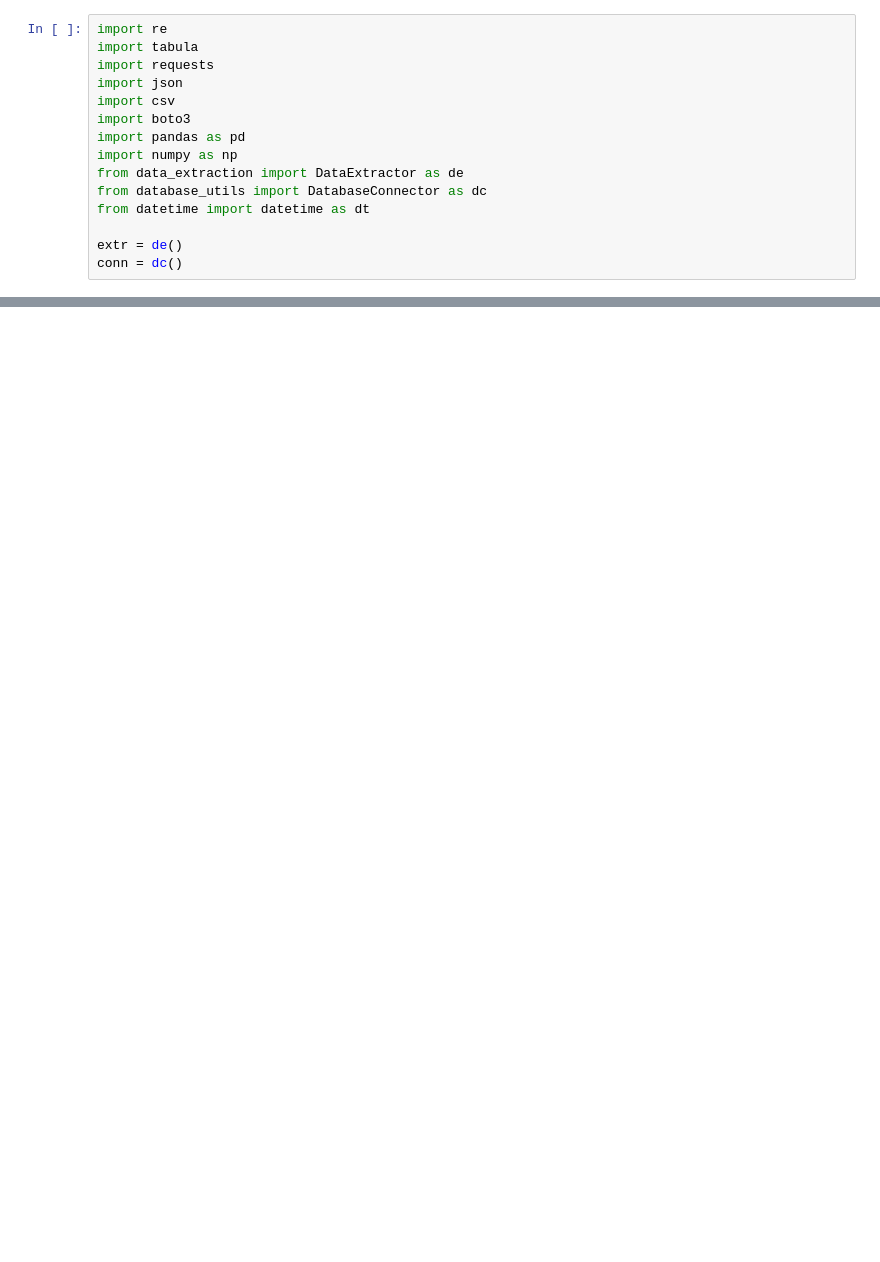
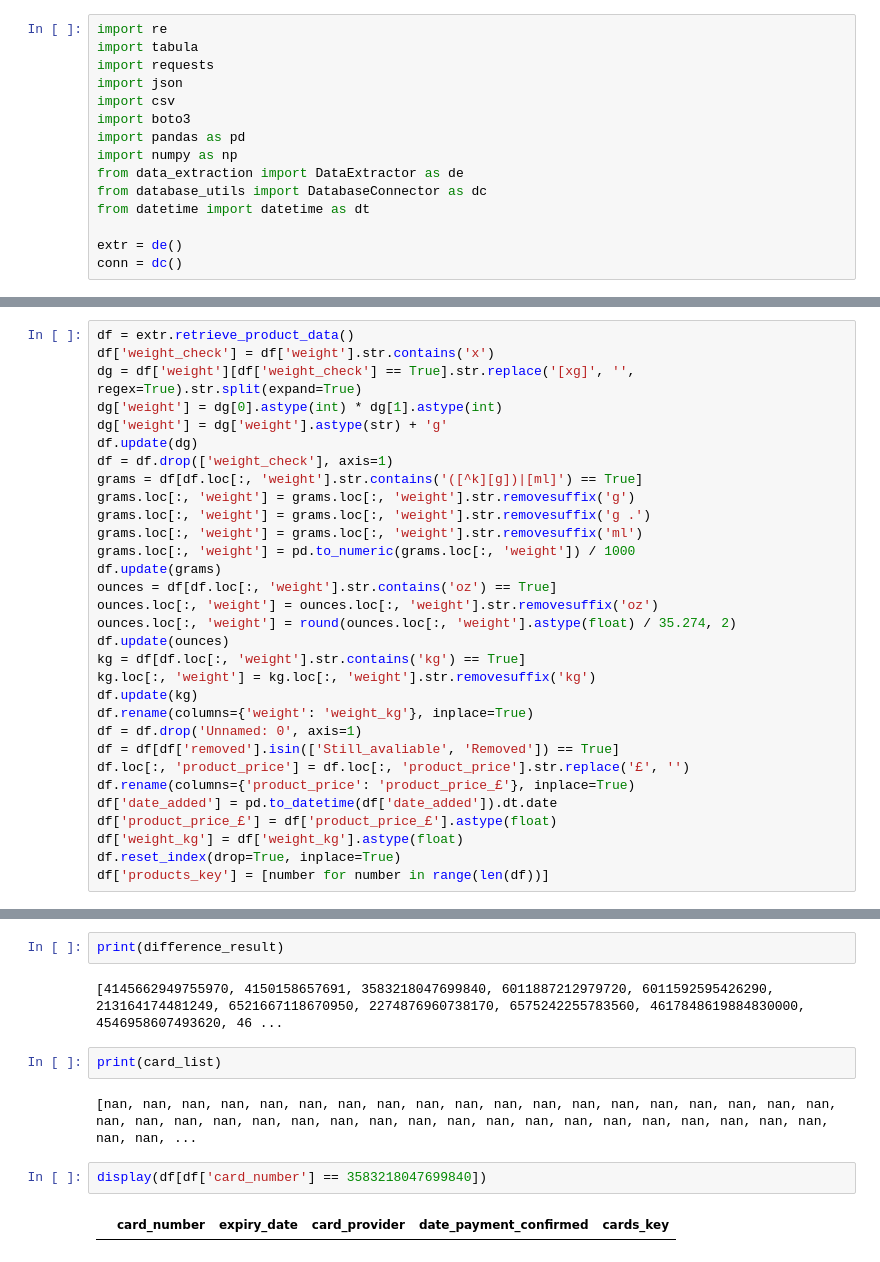
Before and after one commit to sgrayner/Retail-Data-Centralisation, a Jupyter notebook: test_file2.ipynb, the cells around one changed output, grey strips where cells are left out. Cells and saved outputs as stored; diff of their text form; blank space fills up the shorter version.

```diff
--- a/test_file2.ipynb
+++ b/test_file2.ipynb
@@ -61,0 +44,31 @@ print(len(uuids))
+# %%
+df = extr.retrieve_product_data()
+df['weight_check'] = df['weight'].str.contains('x')
+dg = df['weight'][df['weight_check'] == True].str.replace('[xg]', '', regex=True).str.split(expand=True)
+dg['weight'] = dg[0].astype(int) * dg[1].astype(int)
+dg['weight'] = dg['weight'].astype(str) + 'g'
+df.update(dg)
+df = df.drop(['weight_check'], axis=1)
+grams = df[df.loc[:, 'weight'].str.contains('([^k][g])|[ml]') == True]
+grams.loc[:, 'weight'] = grams.loc[:, 'weight'].str.removesuffix('g')
+grams.loc[:, 'weight'] = grams.loc[:, 'weight'].str.removesuffix('g .')
+grams.loc[:, 'weight'] = grams.loc[:, 'weight'].str.removesuffix('ml')
+grams.loc[:, 'weight'] = pd.to_numeric(grams.loc[:, 'weight']) / 1000
+df.update(grams)
+ounces = df[df.loc[:, 'weight'].str.contains('oz') == True]
+ounces.loc[:, 'weight'] = ounces.loc[:, 'weight'].str.removesuffix('oz')
+ounces.loc[:, 'weight'] = round(ounces.loc[:, 'weight'].astype(float) / 35.274, 2)
+df.update(ounces)
+kg = df[df.loc[:, 'weight'].str.contains('kg') == True]
+kg.loc[:, 'weight'] = kg.loc[:, 'weight'].str.removesuffix('kg')
+df.update(kg)
+df.rename(columns={'weight': 'weight_kg'}, inplace=True)
+df = df.drop('Unnamed: 0', axis=1)
+df = df[df['removed'].isin(['Still_avaliable', 'Removed']) == True]
+df.loc[:, 'product_price'] = df.loc[:, 'product_price'].str.replace('£', '')
+df.rename(columns={'product_price': 'product_price_£'}, inplace=True)
+df['date_added'] = pd.to_datetime(df['date_added']).dt.date
+df['product_price_£'] = df['product_price_£'].astype(float)
+df['weight_kg'] = df['weight_kg'].astype(float)
+df.reset_index(drop=True, inplace=True)
+df['products_key'] = [number for number in range(len(df))]
@@ -61,0 +133,12 @@ print(len(uuids))
+# %%
+print(difference_result)
+# %% [output]
+[4145662949755970, 4150158657691, 3583218047699840, 6011887212979720, 6011592595426290, 213164174481249, 6521667118670950, 2274876960738170, 6575242255783560, 4617848619884830000, 4546958607493620, 46 ...
+# %%
+print(card_list)
+# %% [output]
+[nan, nan, nan, nan, nan, nan, nan, nan, nan, nan, nan, nan, nan, nan, nan, nan, nan, nan, nan, nan, nan, nan, nan, nan, nan, nan, nan, nan, nan, nan, nan, nan, nan, nan, nan, nan, nan, nan, nan, nan, ...
+# %%
+display(df[df['card_number'] == 3583218047699840])
+# %% [output]
+|  | card_number | expiry_date | card_provider | date_payment_confirmed | cards_key |
```
Also changed, not shown: parts of 10 cells of this notebook.
